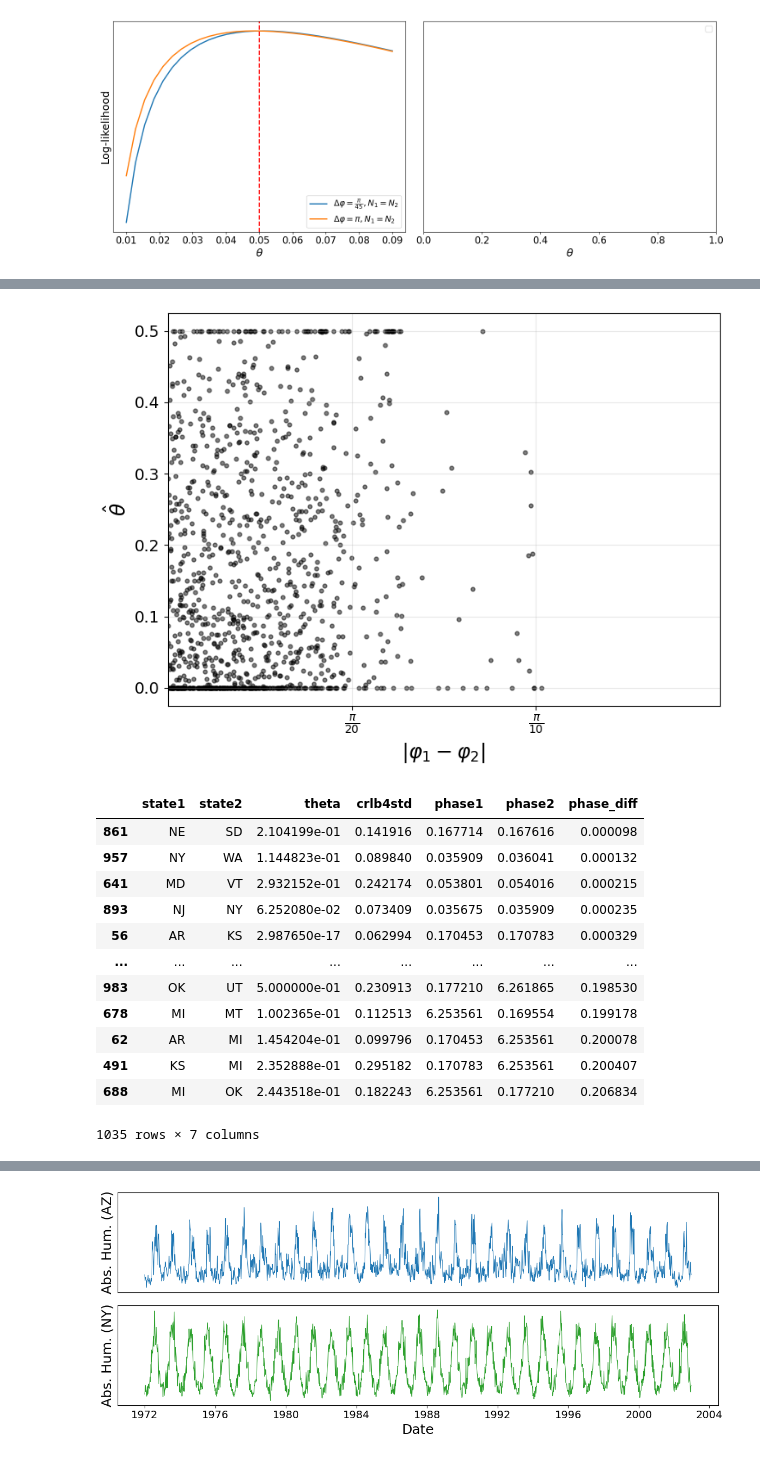
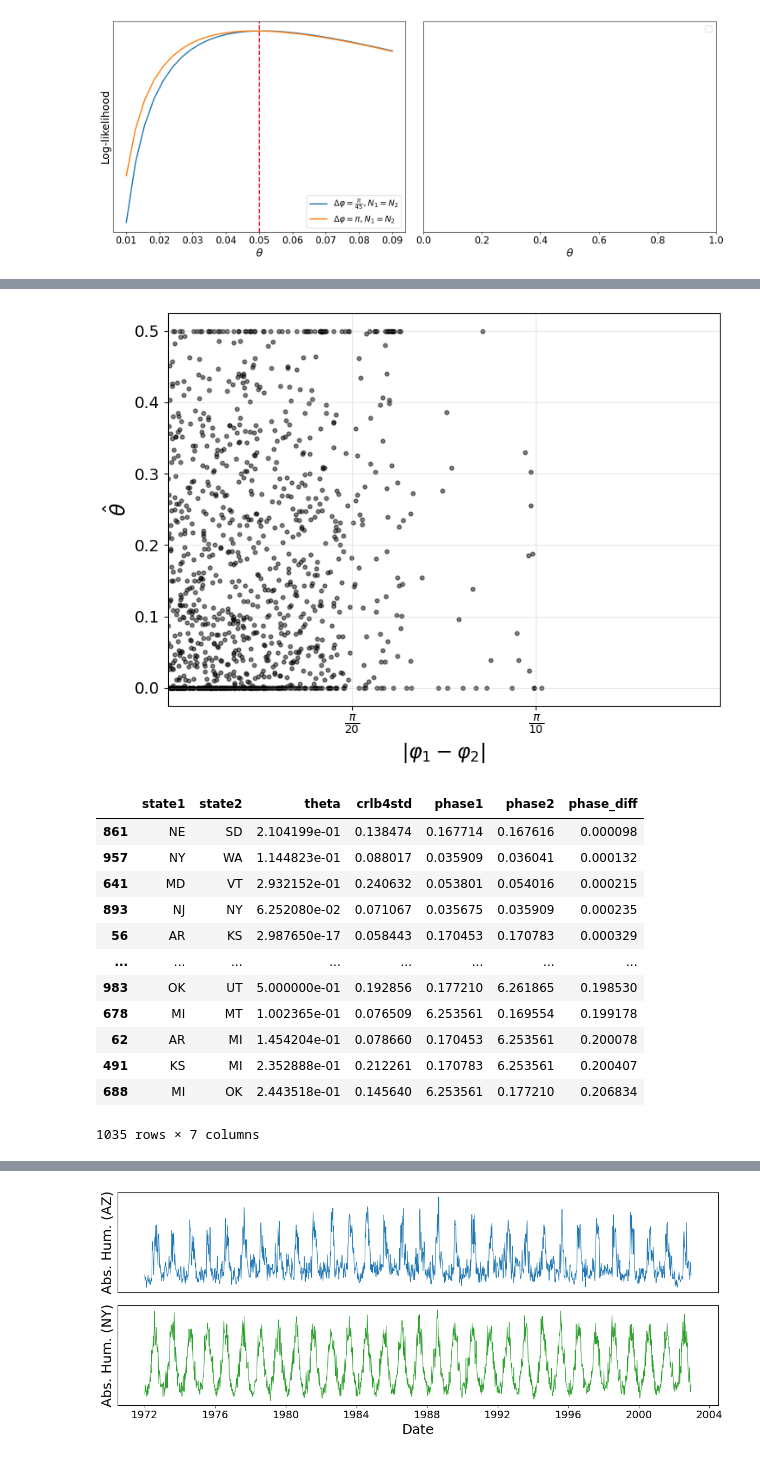
Before and after one commit to yairdaon/contacts, a Jupyter notebook: visualization_notebook.ipynb, the cells around one changed output, grey strips where cells are left out. Saved outputs shown, nothing was run; the diff lists cells and outputs as text; code cells hidden in the pictures.

```diff
--- a/visualization_notebook.ipynb
+++ b/visualization_notebook.ipynb
@@ -185,7 +185,7 @@ from src.helpers import crlb4std
 threshold = norm.isf(0.05)
 
 AKHI = ["AK", "HI", 'AZ']
-res = pd.concat([pd.read_csv(f) for f in glob('outputs/states/*.csv')], ignore_index=True).query("state1 not in @AKHI and state2 not in @AKHI and season > 2011")
+res = pd.concat([pd.read_csv(f) for f in glob('outputs/states/*.csv')], ignore_index=True).query("state1 not in @AKHI and state2 not in @AKHI")
 
 # Aggregate CRLB across seasons per pair
 pairs = []
@@ -267,7 +267,7 @@ from src.helpers import crlb4std
 from src.data_loader import estimate_phase
 
 AKHI = ["AK", "HI" , "AZ"]
-res = pd.concat([pd.read_csv(f) for f in glob('outputs/states/*.csv')], ignore_index=True).query("state1 not in @AKHI and state2 not in @AKHI and season > 2011")
+res = pd.concat([pd.read_csv(f) for f in glob('outputs/states/*.csv')], ignore_index=True).query("state1 not in @AKHI and state2 not in @AKHI")
 
 # Aggregate per pair
 pairs = []
@@ -281,44 +281,44 @@ pairs = pd.DataFrame(pairs)
 import us
 phase_cache = {}
 for abbr in set(pairs['state1']) | set(pairs['state2']):
     state = us.states.lookup(abbr)
     if state:
         phase_cache[abbr] = estimate_phase(state.name)
 
 pairs['phase1'] = pairs['state1'].map(phase_cache)
 pairs['phase2'] = pairs['state2'].map(phase_cache)
 pairs['phase_diff'] = np.abs(pairs['phase1'] - pairs['phase2'])
 # Wrap to [0, pi]
 pairs['phase_diff'] = np.minimum(pairs['phase_diff'], 2 * np.pi - pairs['phase_diff'])
 
 fig, ax1 = plt.subplots(1, 1, figsize=(8, 6))
 ax1.scatter(pairs['phase_diff'], pairs['theta'], alpha=0.5, s=12, color='black')
 ax1.set_xlabel(r'$|\varphi_1 - \varphi_2|$', fontsize=18)
 ax1.set_ylabel(r'$\hat{\theta}$', fontsize=18)
 ax1.set_xticks([np.pi/20, np.pi/10])
 ax1.set_xticklabels([r'$\frac{\pi}{20}$', r'$\frac{\pi}{10}$'])
 ax1.set_xlim(0, 3*np.pi/20)
 ax1.grid(True, alpha=0.3)
 plt.tight_layout()
 plt.savefig("pix/phase_diff_vs_theta.png", dpi=150, bbox_inches='tight')
 plt.savefig("pix/phase_diff_vs_theta.pdf", bbox_inches='tight')
 plt.show()
 
 pairs.sort_values("phase_diff").query("state1 != 'NM' and state2 != 'NM'")#.phase_diff.iloc[-1]
 # %% [output]
 [figure]
 |  | state1 | state2 | theta | crlb4std | phase1 | phase2 | phase_diff |
-| 861 | NE | SD | 2.104199e-01 | 0.141916 | 0.167714 | 0.167616 | 0.000098 |
-| 957 | NY | WA | 1.144823e-01 | 0.089840 | 0.035909 | 0.036041 | 0.000132 |
-| 641 | MD | VT | 2.932152e-01 | 0.242174 | 0.053801 | 0.054016 | 0.000215 |
-| 893 | NJ | NY | 6.252080e-02 | 0.073409 | 0.035675 | 0.035909 | 0.000235 |
-| 56 | AR | KS | 2.987650e-17 | 0.062994 | 0.170453 | 0.170783 | 0.000329 |
+| 861 | NE | SD | 2.104199e-01 | 0.138474 | 0.167714 | 0.167616 | 0.000098 |
+| 957 | NY | WA | 1.144823e-01 | 0.088017 | 0.035909 | 0.036041 | 0.000132 |
+| 641 | MD | VT | 2.932152e-01 | 0.240632 | 0.053801 | 0.054016 | 0.000215 |
+| 893 | NJ | NY | 6.252080e-02 | 0.071067 | 0.035675 | 0.035909 | 0.000235 |
+| 56 | AR | KS | 2.987650e-17 | 0.058443 | 0.170453 | 0.170783 | 0.000329 |
 | ... | ... | ... | ... | ... | ... | ... | ... |
-| 983 | OK | UT | 5.000000e-01 | 0.230913 | 0.177210 | 6.261865 | 0.198530 |
-| 678 | MI | MT | 1.002365e-01 | 0.112513 | 6.253561 | 0.169554 | 0.199178 |
-| 62 | AR | MI | 1.454204e-01 | 0.099796 | 0.170453 | 6.253561 | 0.200078 |
-| 491 | KS | MI | 2.352888e-01 | 0.295182 | 0.170783 | 6.253561 | 0.200407 |
-| 688 | MI | OK | 2.443518e-01 | 0.182243 | 6.253561 | 0.177210 | 0.206834 |
+| 983 | OK | UT | 5.000000e-01 | 0.192856 | 0.177210 | 6.261865 | 0.198530 |
+| 678 | MI | MT | 1.002365e-01 | 0.076509 | 6.253561 | 0.169554 | 0.199178 |
+| 62 | AR | MI | 1.454204e-01 | 0.078660 | 0.170453 | 6.253561 | 0.200078 |
+| 491 | KS | MI | 2.352888e-01 | 0.212261 | 0.170783 | 6.253561 | 0.200407 |
+| 688 | MI | OK | 2.443518e-01 | 0.145640 | 6.253561 | 0.177210 | 0.206834 |
 1035 rows × 7 columns
 # %%
 # ============================================================
```
Also changed, not shown: parts of 4 cells of this notebook, 5 other files.
